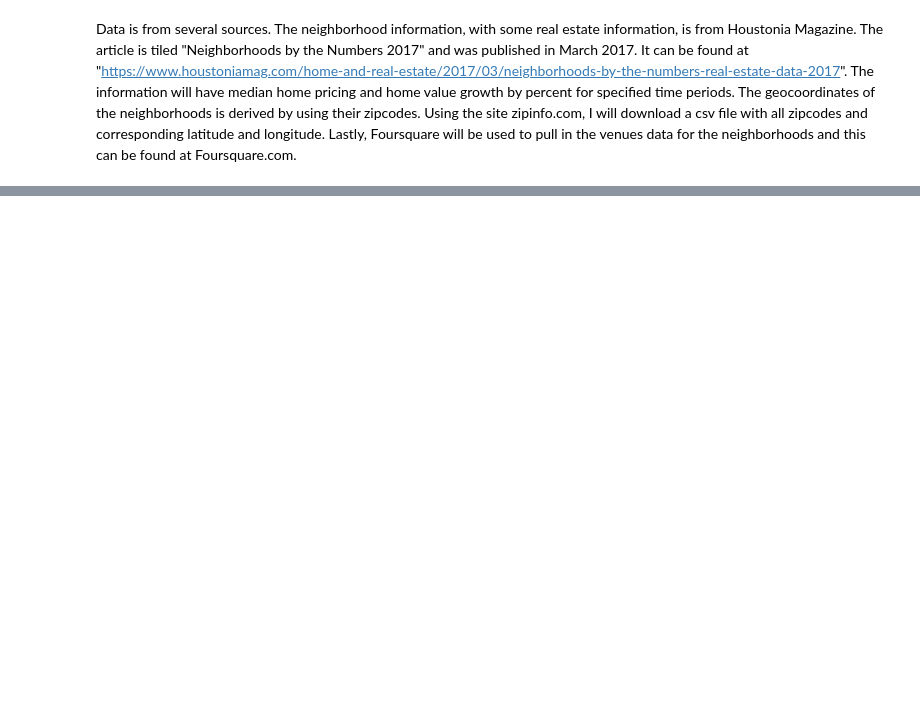
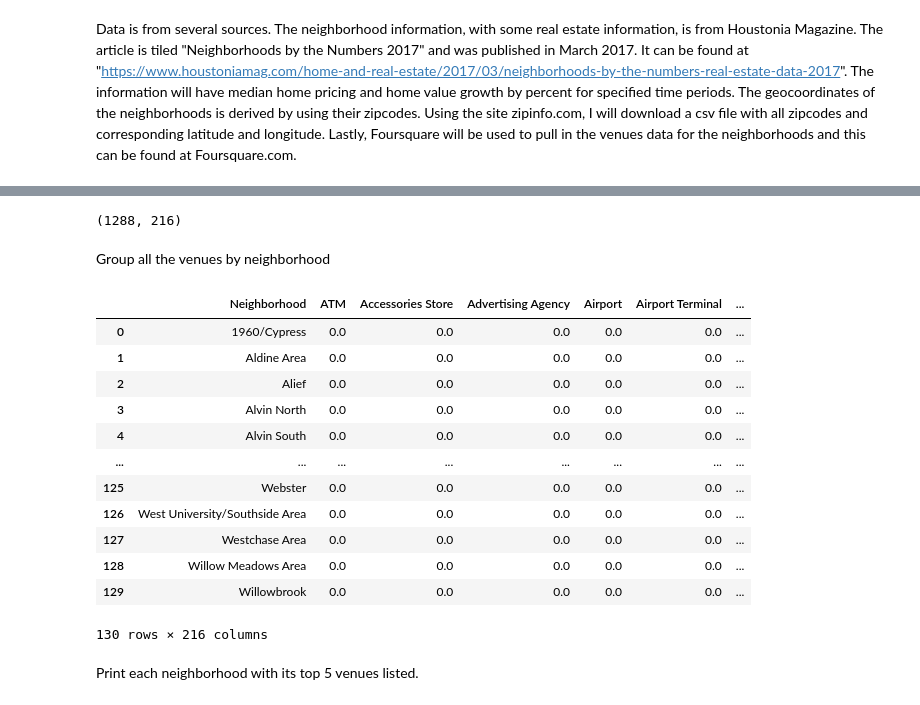
Before and after one commit to mdeal816/Coursera_Capstone, a Jupyter notebook: Final Capstone Project - MD.ipynb, the cells around one changed output, grey strips where cells are left out. Cells and saved outputs as stored; diff of their text form; code cells hidden in the pictures; blank space fills up the shorter version.

```diff
--- a/Final Capstone Project - MD.ipynb
+++ b/Final Capstone Project - MD.ipynb
@@ -14,0 +282,6 @@ The real estate data will be standardized and combined with the venue data to gr
+# %%
+LIMIT=150
+radius=700
+
+url = 'https://api.foursquare.com/v2/venues/explore?client_id={}&client_secret={}&ll={},{}&v={}&radius={}&limit={}'.format(CLIENT_ID, CLIENT_SECRET, latitude, longitude, VERSION, radius, LIMIT)
+url
@@ -14,0 +290,3 @@ The real estate data will be standardized and combined with the venue data to gr
+# %%
+results = requests.get(url).json()
+results
@@ -14,0 +354,5 @@ The real estate data will be standardized and combined with the venue data to gr
+# %%
+houston_venues = getNearbyVenues(names=df['Neighborhood'],
+                                   latitudes=df['latitude'],
+                                   longitudes=df['longitude']
+                                  )
@@ -14,0 +413,12 @@ The real estate data will be standardized and combined with the venue data to gr
+# %%
+# one hot encoding
+houston_onehot = pd.get_dummies(houston_venues[['Venue Category']], prefix="", prefix_sep="")
+
+# add neighborhood column back to dataframe
+houston_onehot['Neighborhood'] = houston_venues['Neighborhood']
+
+# move neighborhood column to the first column
+fixed_columns = [houston_onehot.columns[-1]] + list(houston_onehot.columns[:-1])
+houston_onehot = houston_onehot[fixed_columns]
+
+houston_onehot.head()
@@ -14,0 +433,25 @@ The real estate data will be standardized and combined with the venue data to gr
+# %%
+houston_onehot.shape
+# %% [output]
+(1288, 216)
+# %% [markdown]
+Group all the venues by neighborhood
+# %%
+houston_grouped = houston_onehot.groupby('Neighborhood').mean().reset_index()
+houston_grouped
+# %% [output]
+|  | Neighborhood | ATM | Accessories Store | Advertising Agency | Airport | Airport Terminal | ... |
+| 0 | 1960/Cypress | 0.0 | 0.0 | 0.0 | 0.0 | 0.0 | ... |
+| 1 | Aldine Area | 0.0 | 0.0 | 0.0 | 0.0 | 0.0 | ... |
+| 2 | Alief | 0.0 | 0.0 | 0.0 | 0.0 | 0.0 | ... |
+| 3 | Alvin North | 0.0 | 0.0 | 0.0 | 0.0 | 0.0 | ... |
+| 4 | Alvin South | 0.0 | 0.0 | 0.0 | 0.0 | 0.0 | ... |
+| ... | ... | ... | ... | ... | ... | ... | ... |
+| 125 | Webster | 0.0 | 0.0 | 0.0 | 0.0 | 0.0 | ... |
+| 126 | West University/Southside Area | 0.0 | 0.0 | 0.0 | 0.0 | 0.0 | ... |
+| 127 | Westchase Area | 0.0 | 0.0 | 0.0 | 0.0 | 0.0 | ... |
+| 128 | Willow Meadows Area | 0.0 | 0.0 | 0.0 | 0.0 | 0.0 | ... |
+| 129 | Willowbrook | 0.0 | 0.0 | 0.0 | 0.0 | 0.0 | ... |
+130 rows × 216 columns
+# %% [markdown]
+Print each neighborhood with its top 5 venues listed.
```
Also changed, not shown: parts of 109 cells of this notebook.
